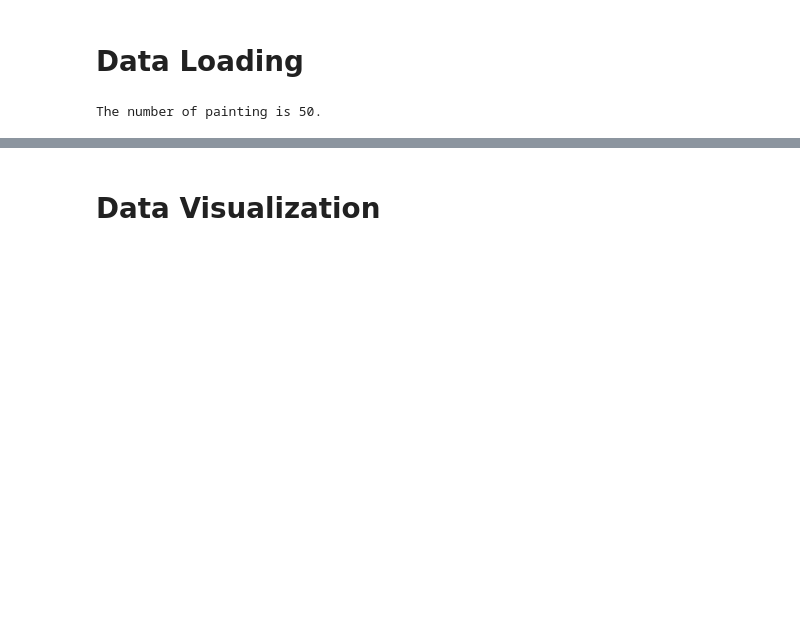
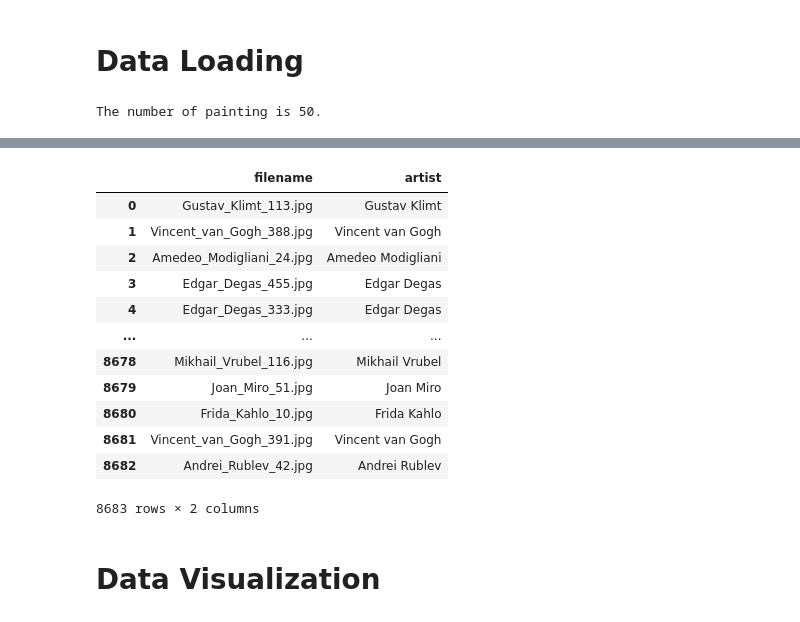
Before and after one commit to Musadiq-Aliyev/Artist-Identification-using-Deep-Learning, a Jupyter notebook: Baseline_Model.ipynb, the cells around one changed output, grey strips where cells are left out. Saved outputs shown, nothing was run; the diff lists cells and outputs as text; code cells hidden in the pictures; blank space fills up the shorter version.

```diff
--- a/Baseline_Model.ipynb
+++ b/Baseline_Model.ipynb
@@ -33,3 +24,19 @@ df.head()
+# %%
+df
+# %% [output]
+|  | filename | artist |
+| 0 | Gustav_Klimt_113.jpg | Gustav Klimt |
+| 1 | Vincent_van_Gogh_388.jpg | Vincent van Gogh |
+| 2 | Amedeo_Modigliani_24.jpg | Amedeo Modigliani |
+| 3 | Edgar_Degas_455.jpg | Edgar Degas |
+| 4 | Edgar_Degas_333.jpg | Edgar Degas |
+| ... | ... | ... |
+| 8678 | Mikhail_Vrubel_116.jpg | Mikhail Vrubel |
+| 8679 | Joan_Miro_51.jpg | Joan Miro |
+| 8680 | Frida_Kahlo_10.jpg | Frida Kahlo |
+| 8681 | Vincent_van_Gogh_391.jpg | Vincent van Gogh |
+| 8682 | Andrei_Rublev_42.jpg | Andrei Rublev |
+8683 rows × 2 columns
 # %%
 images_dir = './Data/resized'
 artists_dirs = list(set([" ".join(filename.split("_")[:-1]) for filename in os.listdir(images_dir)])) #get all names from /resized/resized
```
Also changed, not shown: parts of 3 cells of this notebook, 2 other files.
